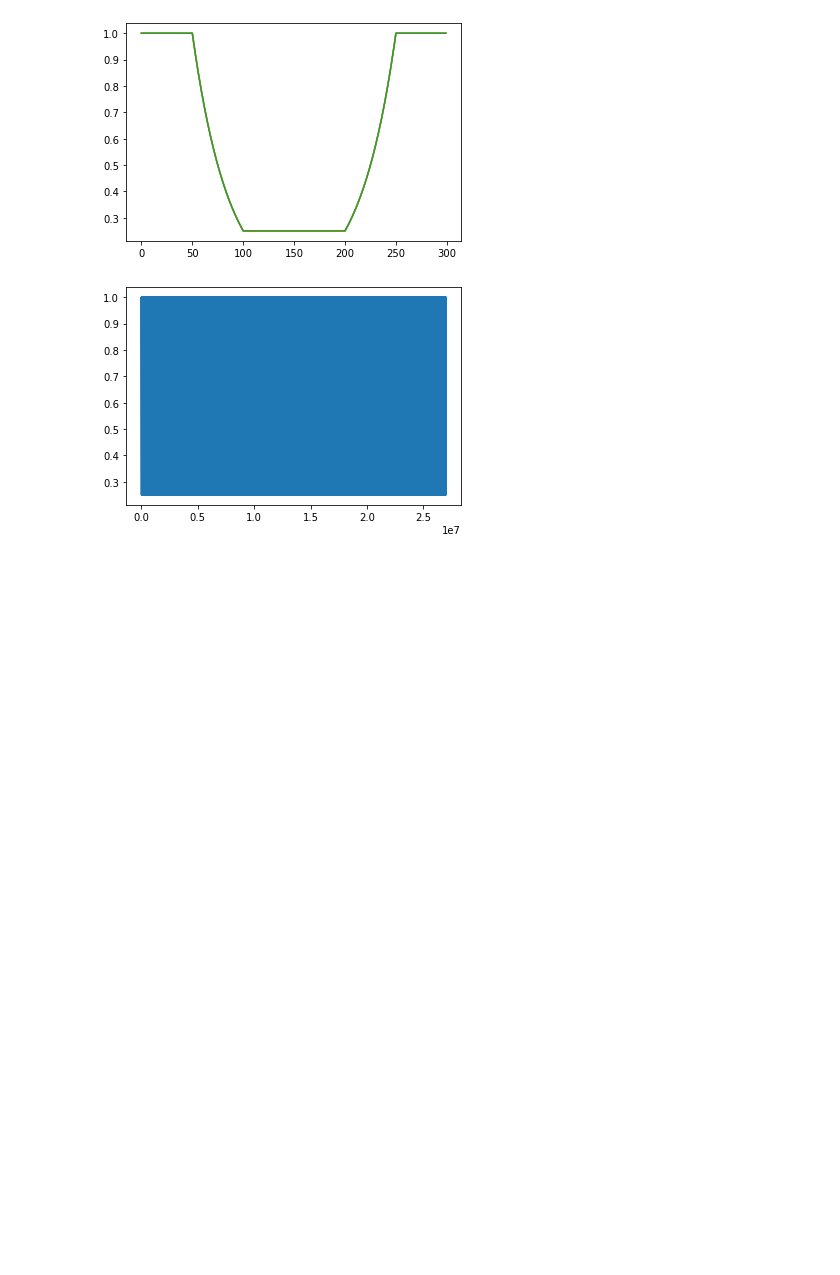
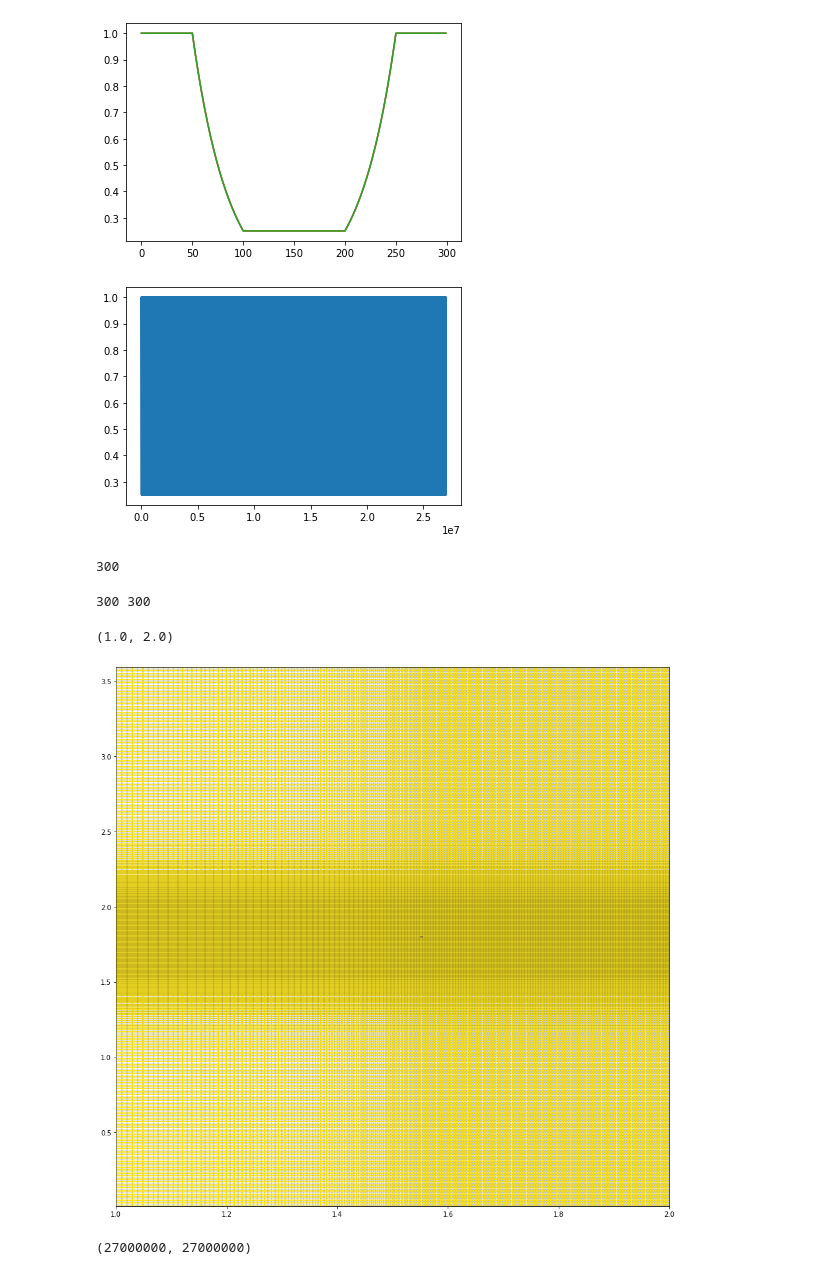
Before and after one commit to zhaonat/py-maxwell-fd3d, a Jupyter notebook: notebooks/nonuniform grid scaling example.ipynb, the cells around one changed output. Drawn from its saved outputs; the diff is of its cells as text; code cells hidden in the pictures; blank space fills up the shorter version.

Commit message:
slice waveguide

```diff
--- a/notebooks/nonuniform grid scaling example.ipynb
+++ b/notebooks/nonuniform grid scaling example.ipynb
@@ -8,9 +8,10 @@ from pyfd3d.nonuniform_grid import *
 # %%
 #need to specify a corase region, a fine region and an intermediate region
 # %%
-Nfine = [100,100,100]; #specify nx, ny for each region
-Ncoarse = [50,50,50];
-Ntran =   [50,50,50]; # 2) specify the dx and dy of each region
+# 300x300 grid
+Nfine = np.array([100,100,100]); #specify nx, ny for each region
+Ncoarse = np.array([50,50,50]);
+Ntran =   np.array([50,50,50]); # 2) specify the dx and dy of each region
 dx1 = 0.02; dy1 = 0.02;
 dx2 = 0.005; dy2 = 0.005;
 dz1 = 0.02
@@ -50,4 +51,28 @@ dx_scale, dy_scale, dz_scale = generate_nonuniform_scaling(
     Nft,
     drt,
 )
+# %% [output]
+300
+# %%
+## visualize a 2D slice using a nonuniform grid
+xspace = np.cumsum(dx_scale)
+yspace = np.cumsum(dy_scale)
+print(len(xspace), len(yspace))
+xx,yy = np.meshgrid(xspace, yspace)
+plt.figure(figsize = (15,15))
+grid = 2*np.ones_like(xx)
+grid[150, 100] = 1;
+plt.pcolormesh(xx, yy, grid, facecolor='none', edgecolor='black',linewidth=1, antialiased=False, shading = 'auto')
+
+for i in xspace:
+    plt.axvline(i, linewidth = 0.2, color = 'black')
+for i in yspace:
+    plt.axhline(i, linewidth = 0.2, color = 'black')
+
+# toggle this
+plt.xlim(1, 2)
+# %% [output]
+300 300
+(1.0, 2.0)
+[figure, added]
 # %%
@@ -55,2 +80,6 @@ out = non_uniform_scaling_operator(dx_scale, dy_scale, dz_scale)
+# %%
+print(Fsx.shape)
+# %% [output]
+(27000000, 27000000)
 # %%
 # %% [output]
```
Also changed, not shown: parts of 3 cells of this notebook, 5 other files.
